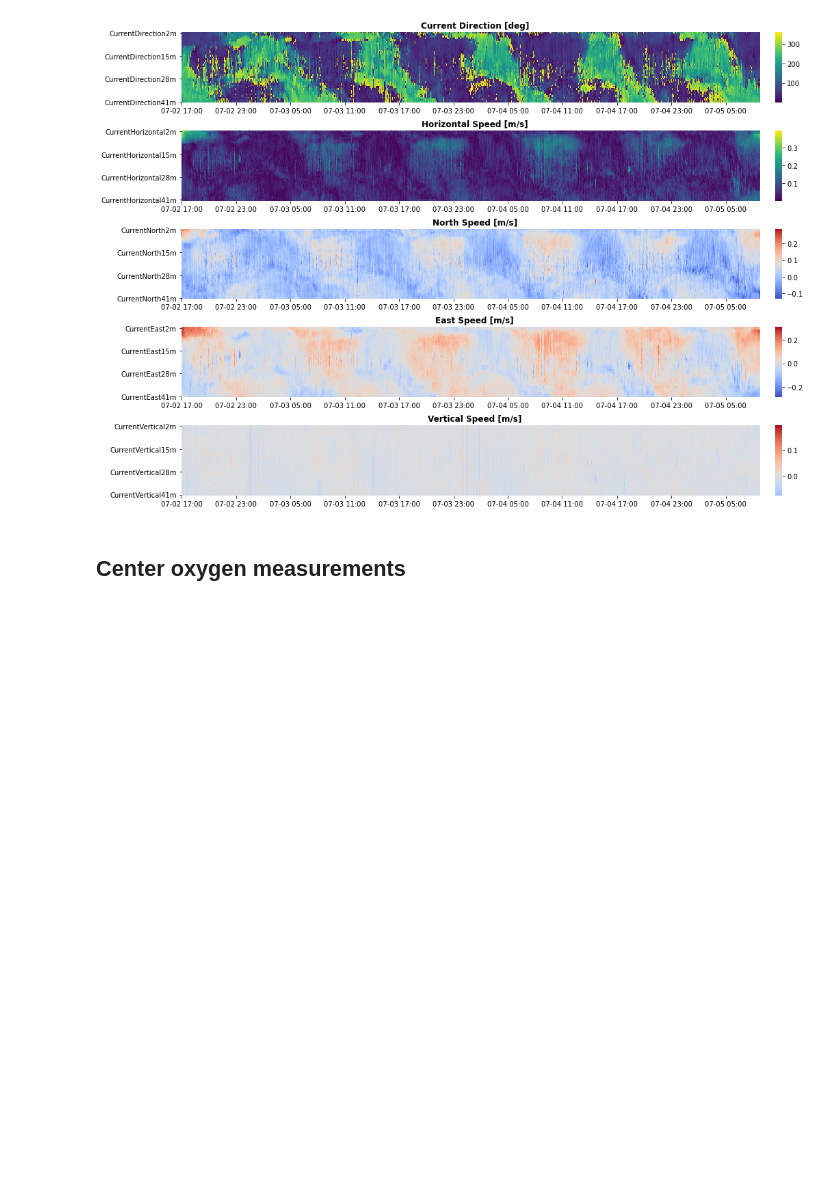
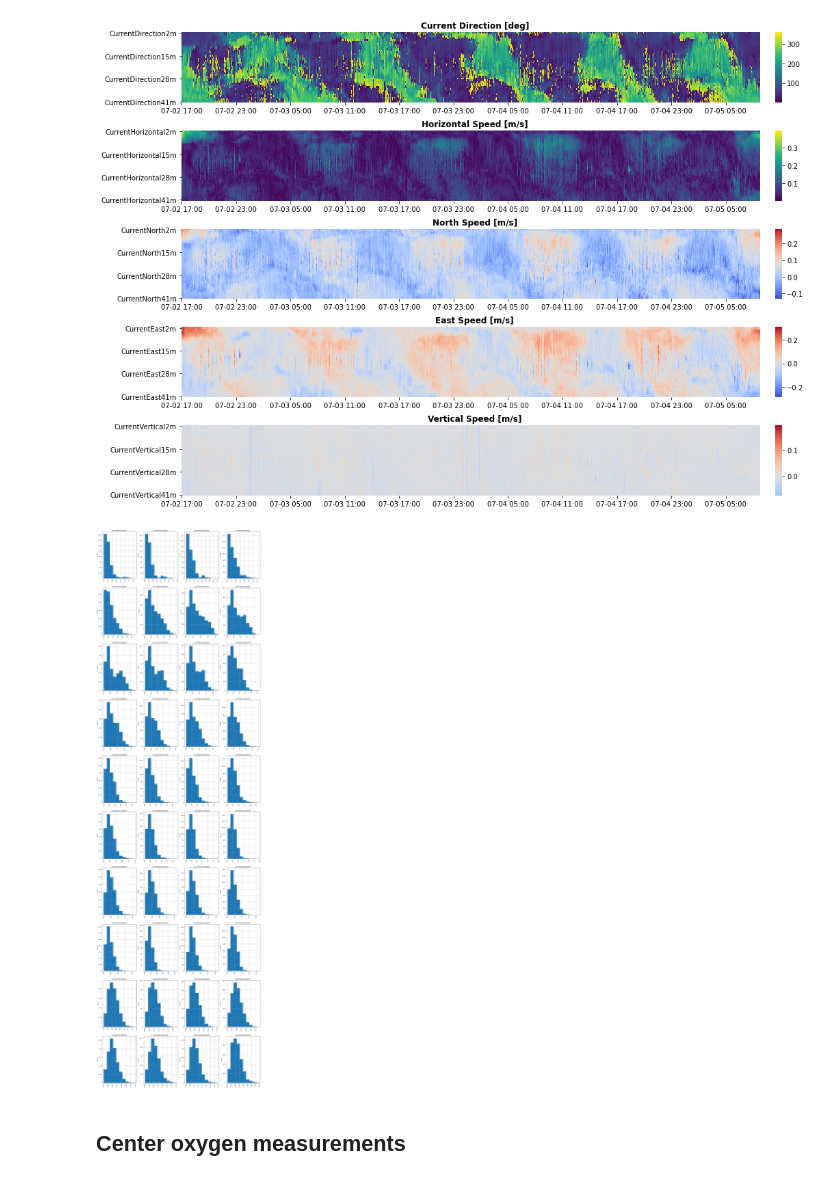
Before and after one commit to larsmmo/Master, a Jupyter notebook: src/visualization.ipynb, the cells around one changed output. Saved outputs shown, nothing was run; the diff lists cells and outputs as text; code cells hidden in the pictures; blank space fills up the shorter version.

```diff
--- a/src/visualization.ipynb
+++ b/src/visualization.ipynb
@@ -28,3 +18,21 @@ df.index = pd.to_datetime(df.index)
+# %%
+def plotPerColumnDistribution(df, nGraphShown, nGraphPerRow):
+    nRow, nCol = df.shape
+    colNames = list(df)
+    nGraphRow = (nCol + nGraphPerRow - 1) / nGraphPerRow
+    plt.figure(num = None, figsize = (6 * nGraphPerRow, 8 * nGraphRow), dpi = 80, facecolor = 'w', edgecolor = 'k')
+    for i in range(min(nCol, nGraphShown)):
+        plt.subplot(nGraphRow, nGraphPerRow, i + 1)
+        columnDf = df.iloc[:, i]
+        if (not np.issubdtype(type(columnDf.iloc[0]), np.number)):
+            valueCounts = columnDf.value_counts()
+            valueCounts.plot.bar()
+        else:
+            columnDf.hist()
+        plt.ylabel('counts')
+        plt.xticks(rotation = 90)
+        plt.title(f'{colNames[i]}')
+    plt.show()
 # %% [markdown]
 # Current plots
 # %% [markdown]
@@ -69,6 +77,10 @@ for axis in ax:
     #axis.yaxis.set_label('Depth')
 # %% [output]
 [figure]
+# %%
+plotPerColumnDistribution(cutFrame.loc[:,'CurrentHorizontal2m':'CurrentHorizontal41m'], 40, 4)
+# %% [output]
+[figure, added]
 # %% [markdown]
 ## Center oxygen measurements
 # %% [markdown]
```
Also changed, not shown: parts of 8 cells of this notebook, 1 other file.
